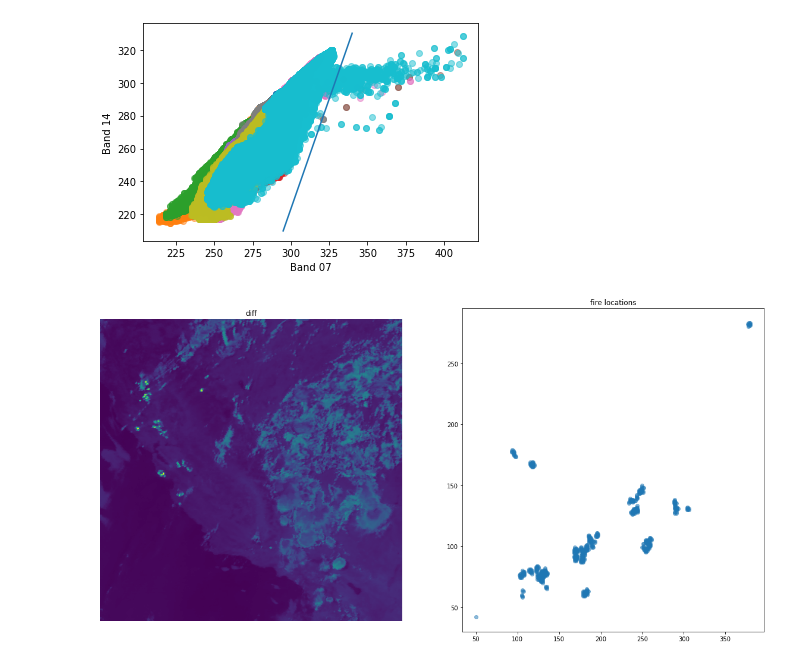
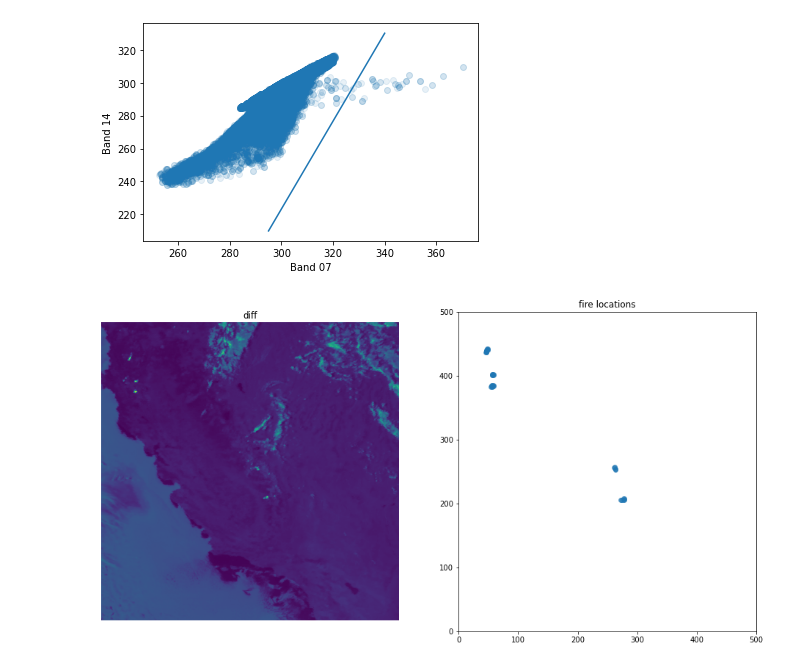
Before and after one commit to ccny-glasslab/Fires, a Jupyter notebook: Identifying Fires/fire_threshold_function.ipynb, the cells around one changed output. Cells and saved outputs as stored; diff of their text form; code cells hidden in the pictures.

```diff
--- a/Identifying Fires/fire_threshold_function.ipynb
+++ b/Identifying Fires/fire_threshold_function.ipynb
@@ -21,9 +21,8 @@ def find_npy_file(path, file, band):
     for x in os.listdir(path):
         if x[19:21] == band and file[27:41]==x[27:41]:
             return x
-    print(file)
 
-def find_07and14(path):
+def find_07and14(path, seed = None):
     """
     Returns loaded .npy of bands 07 and 14.
 
@@ -33,32 +32,38 @@ def find_07and14(path):
     Parameter file: A file from the same time the returned file should have
     Precondition: file is a string with the name of the original file, and includes the path
     """
-    file = random.choice(os.listdir('../../GOES_Files/npy_files'))
-    file07 = find_npy_file('../../GOES_Files/npy_files', file, '07')
-    file14 = find_npy_file('../../GOES_Files/npy_files', file, '14')
+    file07 = None
+    file14 = None
+    if type(seed) != type(None):
+        np.random.seed(seed)
+    while file07 == None or file14 == None:
+        file = random.choice(os.listdir('../../GOES_Files/npy_files'))
+        file07 = find_npy_file('../../GOES_Files/npy_files', file, '07')
+        file14 = find_npy_file('../../GOES_Files/npy_files', file, '14')
     file07 = np.load('../../GOES_Files/npy_files/' + file07)
     file14 = np.load('../../GOES_Files/npy_files/' + file14)
-#     print(file)
     return file07, file14
 # %%
-for n in range(10):
-    img07, img14 = find_07and14('../../GOES_Files/clear_sky_mask/')
+for n in range(1):
+    np.random.get_state()[1][1]
+    img07, img14 = find_07and14('../../GOES_Files/clear_sky_mask/', np.random.seed())
 
-    if n == 0:
-        total07 = img07
-        total14 = img14
-    else:
-        total07 = np.concatenate((total07, img07))
-        total14 = np.concatenate((total14, img14))
+#     if n == 0:
+#         total07 = img07
+#         total14 = img14
+#     else:
+#         total07 = np.concatenate((total07, img07))
+#         total14 = np.concatenate((total14, img14))
 
-    plt.scatter(img07, img14, alpha=0.5)
+
+    plt.scatter(img07, img14, alpha=0.1)
 
 plt.plot([295, 340], [210, 330], label='fires')
 plt.xlabel('Band 07')
 plt.ylabel('Band 14')
 plt.show()
 # %% [output]
-[figure, old version]
+[figure, new version]
 # %%
 # def fire_threshold(img07, img14):
 #     m = (330-210)/(335-295)
@@ -85,16 +97,18 @@ def fire_threshold(img07, img14):
 # %%
 fires = fire_threshold(img07, img14)
 # %%
-fig, ax = plt.subplots(1, 2, figsize=(20, 10))
+fig, ax = plt.subplots(1, 2, figsize=(16, 8), gridspec_kw={'width_ratios': [1, 1]})
 
 diff = img07 - img14
 ax[0].imshow(diff, aspect='equal')
 ax[0].set_title('diff')
 ax[0].axis('off')
 
+ax[1].set_xlim([0, 500])
+ax[1].set_ylim([0, 500])
 ax[1].scatter([x[0] for x in fires], [x[1] for x in fires], alpha=0.5)
 ax[1].set_title('fire locations')
 
 plt.show()
 # %% [output]
-[figure, old version]
+[figure, new version]
```
Also changed, not shown: parts of 1 cell of this notebook, 2 other files.
